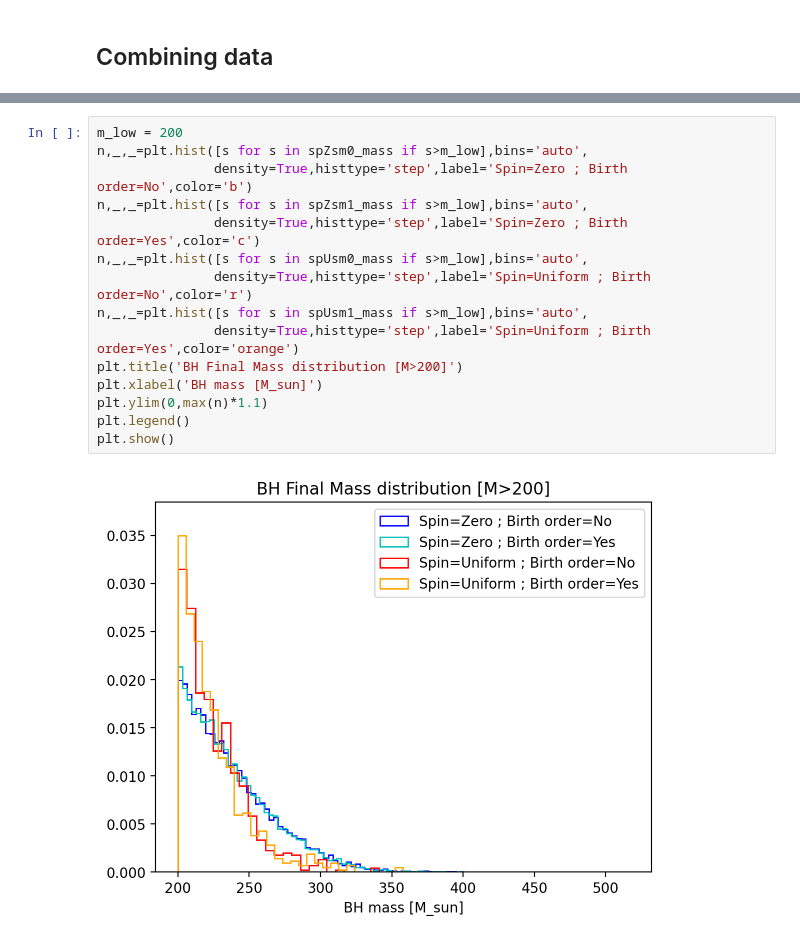
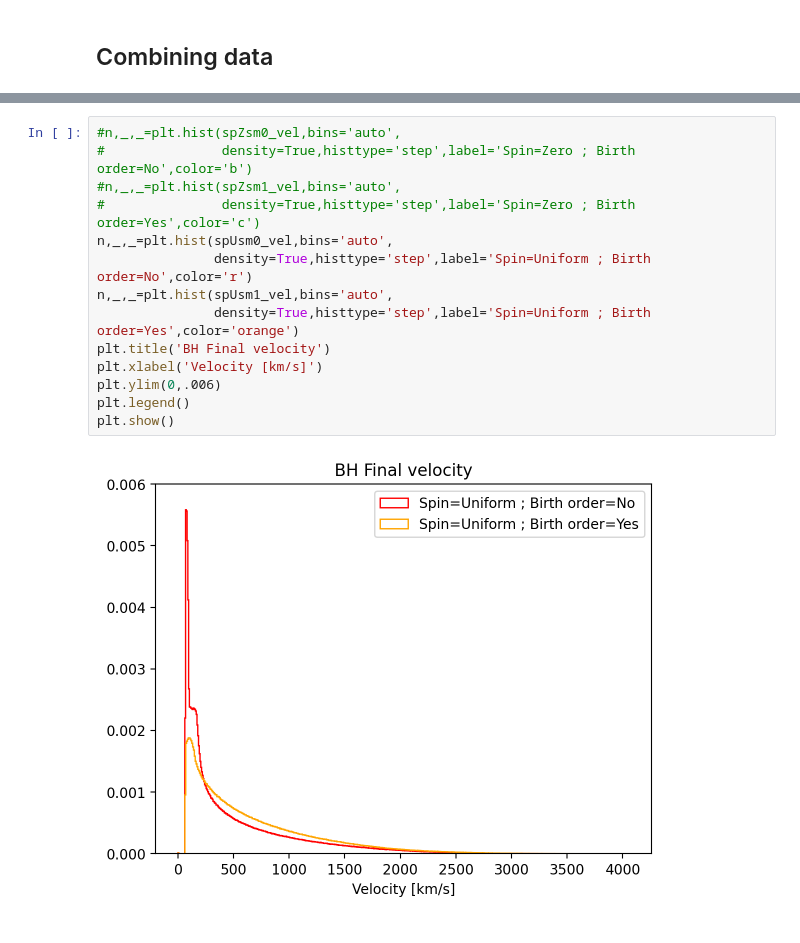
Before and after one commit to GersbachKa/BBH-kick-sim, a Jupyter notebook: ClusterScripts/[K]ViewingManySims.ipynb, the cells around one changed output, grey strips where cells are left out. Cells and saved outputs as stored; diff of their text form.

```diff
--- a/ClusterScripts/[K]ViewingManySims.ipynb
+++ b/ClusterScripts/[K]ViewingManySims.ipynb
@@ -346,17 +388,16 @@ plt.show()
 # %%
-m_low = 200
-n,_,_=plt.hist([s for s in spZsm0_mass if s>m_low],bins='auto',
-               density=True,histtype='step',label='Spin=Zero ; Birth order=No',color='b')
-n,_,_=plt.hist([s for s in spZsm1_mass if s>m_low],bins='auto',
-               density=True,histtype='step',label='Spin=Zero ; Birth order=Yes',color='c')
-n,_,_=plt.hist([s for s in spUsm0_mass if s>m_low],bins='auto',
+#n,_,_=plt.hist(spZsm0_vel,bins='auto',
+#               density=True,histtype='step',label='Spin=Zero ; Birth order=No',color='b')
+#n,_,_=plt.hist(spZsm1_vel,bins='auto',
+#               density=True,histtype='step',label='Spin=Zero ; Birth order=Yes',color='c')
+n,_,_=plt.hist(spUsm0_vel,bins='auto',
                density=True,histtype='step',label='Spin=Uniform ; Birth order=No',color='r')
-n,_,_=plt.hist([s for s in spUsm1_mass if s>m_low],bins='auto',
+n,_,_=plt.hist(spUsm1_vel,bins='auto',
                density=True,histtype='step',label='Spin=Uniform ; Birth order=Yes',color='orange')
-plt.title('BH Final Mass distribution [M>200]')
-plt.xlabel('BH mass [M_sun]')
-plt.ylim(0,max(n)*1.1)
+plt.title('BH Final velocity')
+plt.xlabel('Velocity [km/s]')
+plt.ylim(0,.006)
 plt.legend()
 plt.show()
 # %% [output]
-[figure, old version]
+[figure, new version]
```
Also changed, not shown: parts of 23 cells of this notebook, 4 other files.
